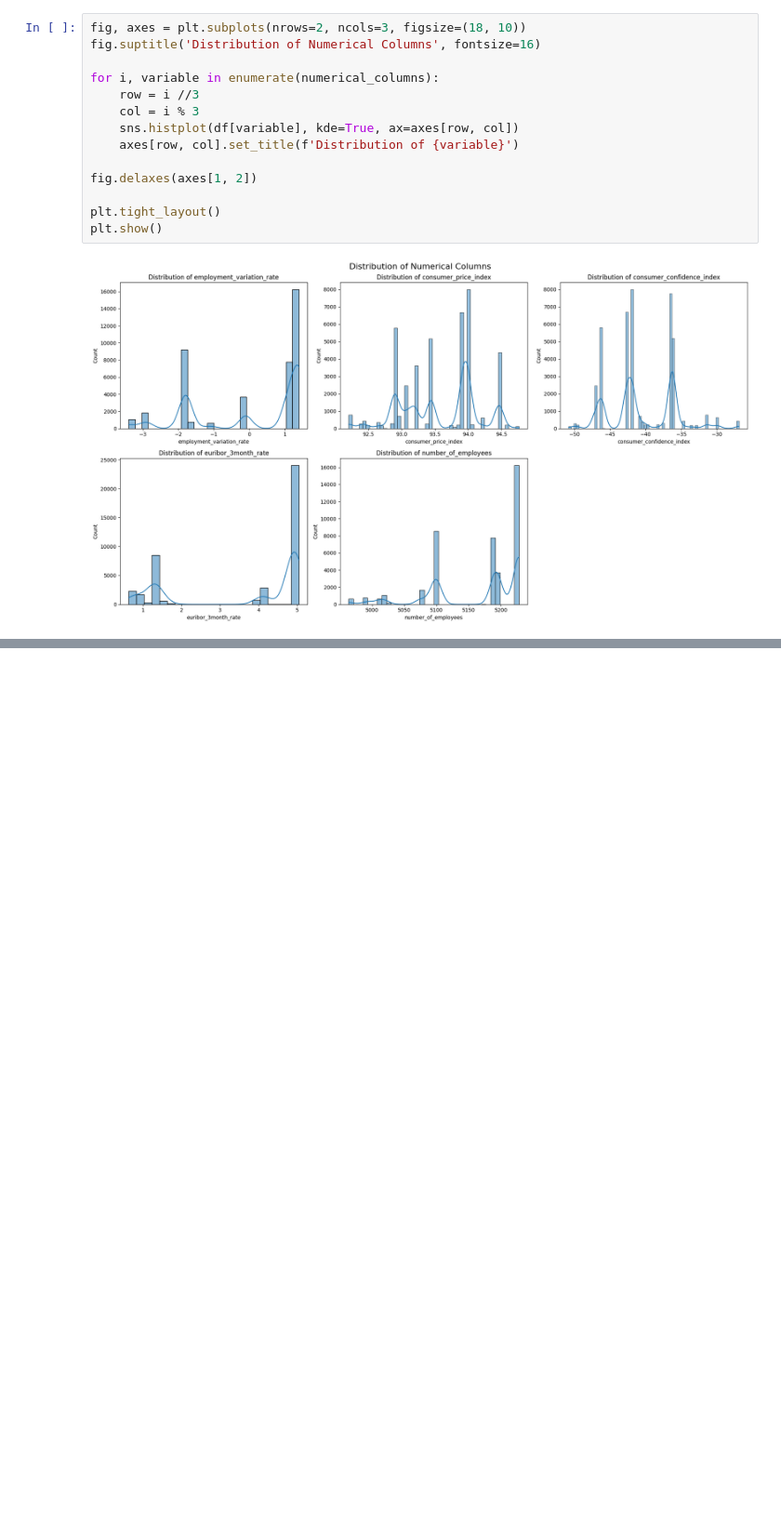
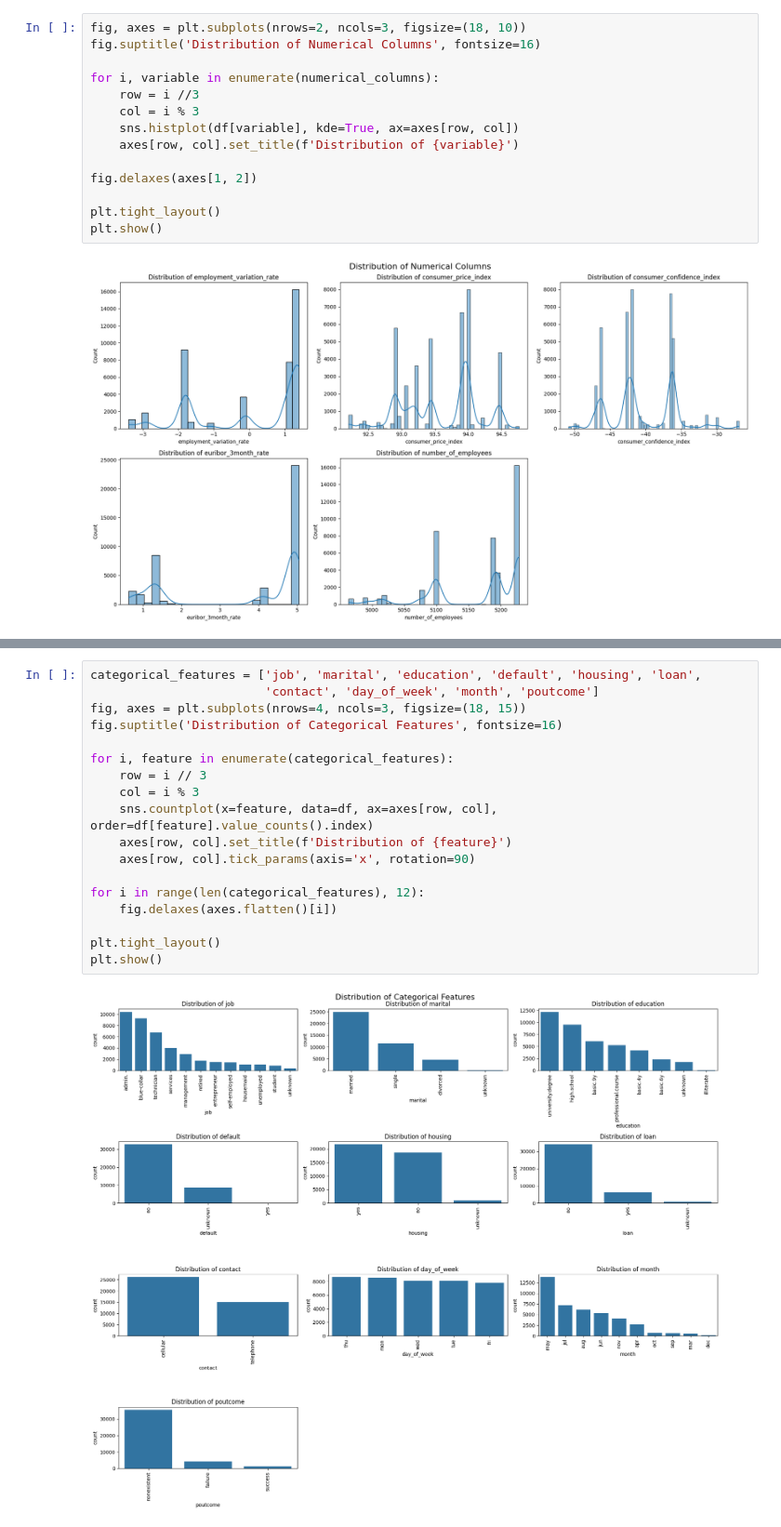
Before and after one commit to joedemcher/bank-marketing, a Jupyter notebook: Bank Marketing Analysis.ipynb, the cells around one changed output, grey strips where cells are left out. Shown at 93% size. Saved outputs shown, nothing was run; the diff lists cells and outputs as text; blank space fills up the shorter version.

Commit message:
add data analysis
Signed-off-by: Joseph Demcher <git@joedem.ch>

```diff
--- a/Bank Marketing Analysis.ipynb
+++ b/Bank Marketing Analysis.ipynb
@@ -106,0 +129,20 @@ plt.show()
+# %%
+categorical_features = ['job', 'marital', 'education', 'default', 'housing', 'loan',
+                        'contact', 'day_of_week', 'month', 'poutcome']
+fig, axes = plt.subplots(nrows=4, ncols=3, figsize=(18, 15))
+fig.suptitle('Distribution of Categorical Features', fontsize=16)
+
+for i, feature in enumerate(categorical_features):
+    row = i // 3
+    col = i % 3
+    sns.countplot(x=feature, data=df, ax=axes[row, col], order=df[feature].value_counts().index)
+    axes[row, col].set_title(f'Distribution of {feature}')
+    axes[row, col].tick_params(axis='x', rotation=90)
+
+for i in range(len(categorical_features), 12):
+    fig.delaxes(axes.flatten()[i])
+
+plt.tight_layout()
+plt.show()
+# %% [output]
+[figure, added]
```
Also changed, not shown: parts of 6 cells of this notebook, 1 other file.
